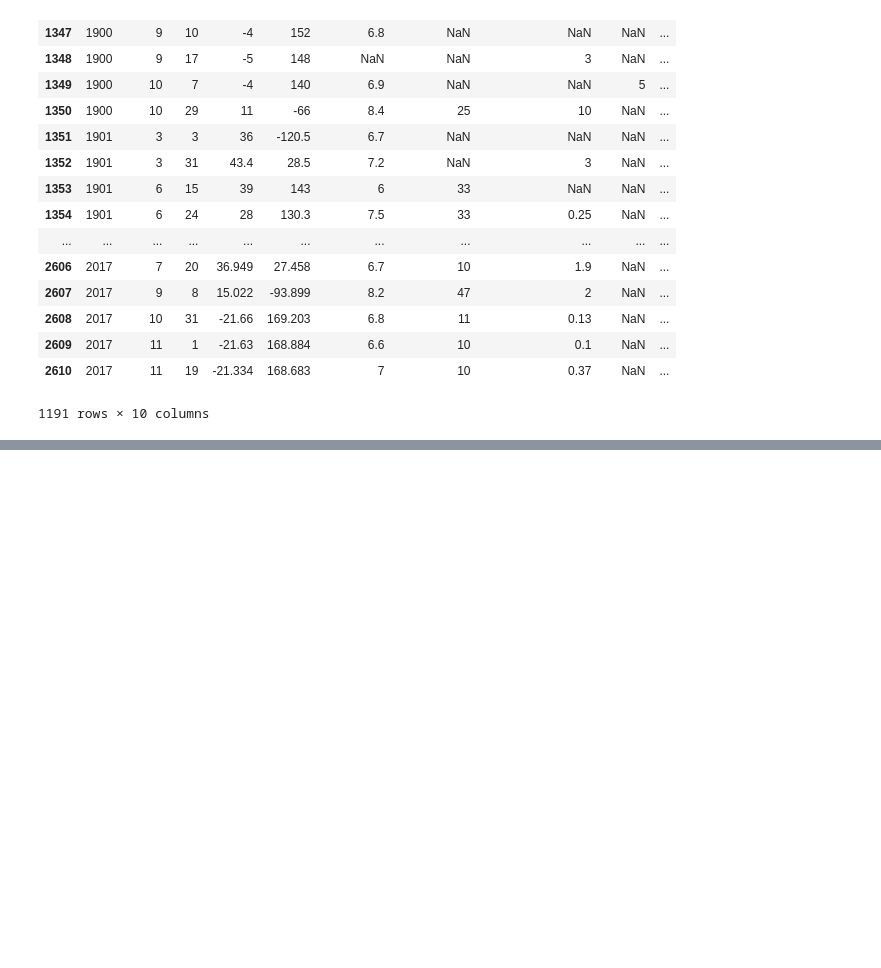
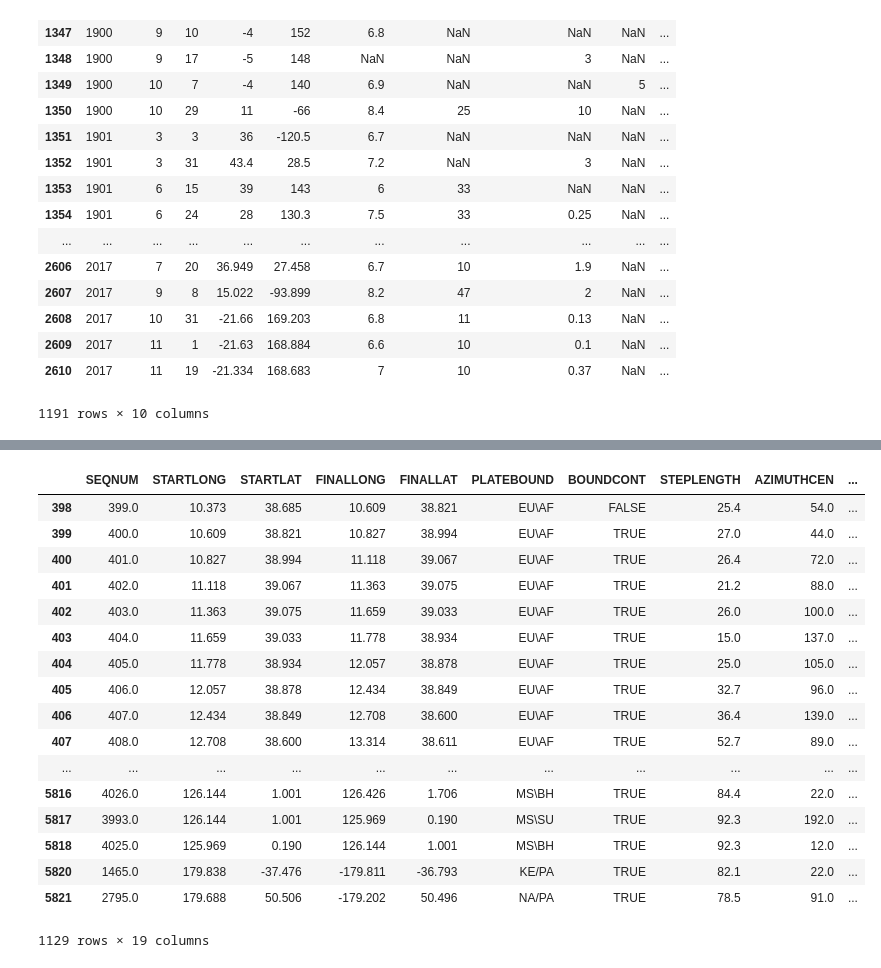
Before and after one commit to smitamisra/StrikingRobo_Earthquakes, a Jupyter notebook: MR_DQ3_2.ipynb, the cells around one changed output, grey strips where cells are left out. Cells and saved outputs as stored; diff of their text form; code cells hidden in the pictures; blank space fills up the shorter version.

```diff
--- a/MR_DQ3_2.ipynb
+++ b/MR_DQ3_2.ipynb
@@ -420,0 +403,22 @@ boundaries_gdf.plot(ax=ax, column = "STEPCLASS", cmap = "rainbow", lw = 3, legen
+# %%
+boundaries_sub = boundaries_gdf[boundaries_gdf["STEPCLASS"] == "SUB"]
+#boundaries_sub
+# %% [output]
+|  | SEQNUM | STARTLONG | STARTLAT | FINALLONG | FINALLAT | PLATEBOUND | BOUNDCONT | STEPLENGTH | AZIMUTHCEN | ... |
+| 398 | 399.0 | 10.373 | 38.685 | 10.609 | 38.821 | EU\AF | FALSE | 25.4 | 54.0 | ... |
+| 399 | 400.0 | 10.609 | 38.821 | 10.827 | 38.994 | EU\AF | TRUE | 27.0 | 44.0 | ... |
+| 400 | 401.0 | 10.827 | 38.994 | 11.118 | 39.067 | EU\AF | TRUE | 26.4 | 72.0 | ... |
+| 401 | 402.0 | 11.118 | 39.067 | 11.363 | 39.075 | EU\AF | TRUE | 21.2 | 88.0 | ... |
+| 402 | 403.0 | 11.363 | 39.075 | 11.659 | 39.033 | EU\AF | TRUE | 26.0 | 100.0 | ... |
+| 403 | 404.0 | 11.659 | 39.033 | 11.778 | 38.934 | EU\AF | TRUE | 15.0 | 137.0 | ... |
+| 404 | 405.0 | 11.778 | 38.934 | 12.057 | 38.878 | EU\AF | TRUE | 25.0 | 105.0 | ... |
+| 405 | 406.0 | 12.057 | 38.878 | 12.434 | 38.849 | EU\AF | TRUE | 32.7 | 96.0 | ... |
+| 406 | 407.0 | 12.434 | 38.849 | 12.708 | 38.600 | EU\AF | TRUE | 36.4 | 139.0 | ... |
+| 407 | 408.0 | 12.708 | 38.600 | 13.314 | 38.611 | EU\AF | TRUE | 52.7 | 89.0 | ... |
+| ... | ... | ... | ... | ... | ... | ... | ... | ... | ... | ... |
+| 5816 | 4026.0 | 126.144 | 1.001 | 126.426 | 1.706 | MS\BH | TRUE | 84.4 | 22.0 | ... |
+| 5817 | 3993.0 | 126.144 | 1.001 | 125.969 | 0.190 | MS\SU | TRUE | 92.3 | 192.0 | ... |
+| 5818 | 4025.0 | 125.969 | 0.190 | 126.144 | 1.001 | MS\BH | TRUE | 92.3 | 12.0 | ... |
+| 5820 | 1465.0 | 179.838 | -37.476 | -179.811 | -36.793 | KE/PA | TRUE | 82.1 | 22.0 | ... |
+| 5821 | 2795.0 | 179.688 | 50.506 | -179.202 | 50.496 | NA/PA | TRUE | 78.5 | 91.0 | ... |
+1129 rows × 19 columns
```
Also changed, not shown: parts of 16 cells of this notebook.
